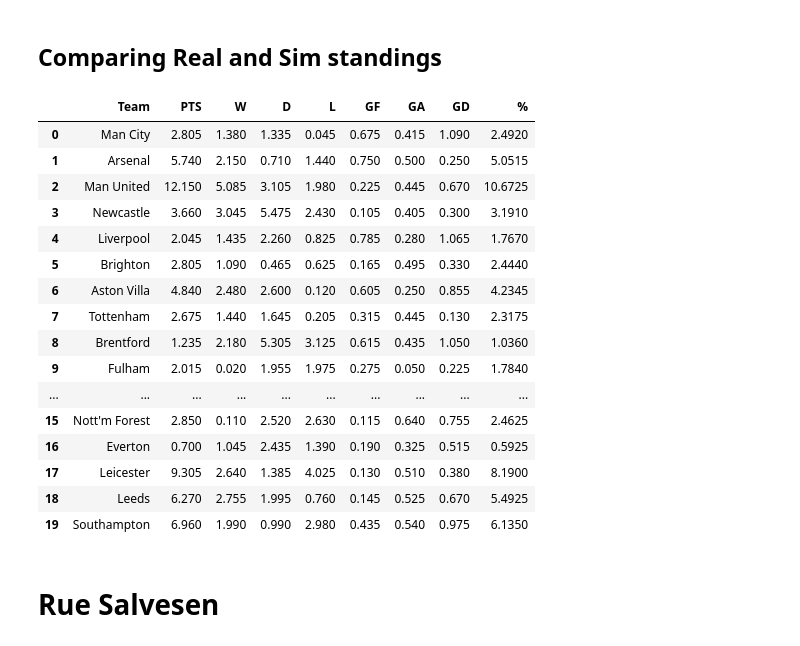
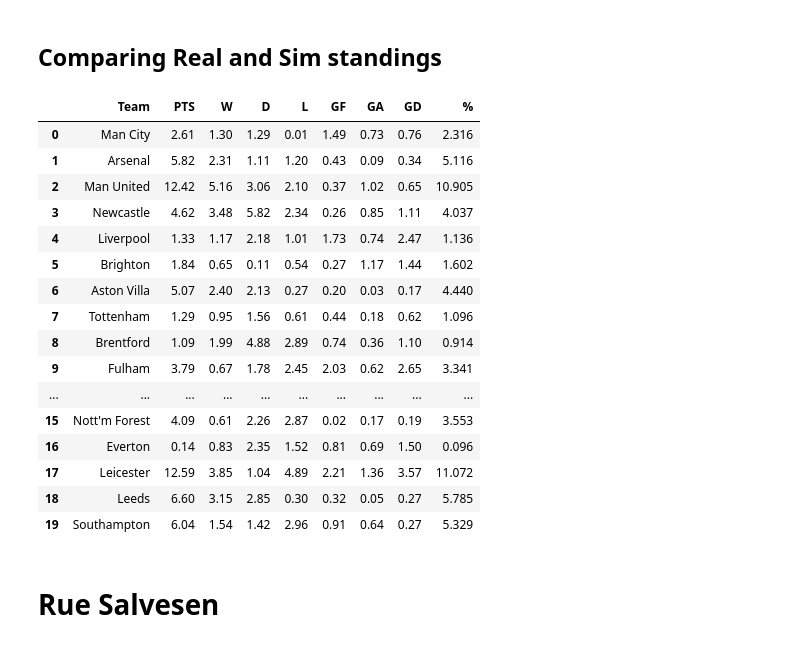
Before and after one commit to hmantovani/hmantovani, a Jupyter notebook: poisson/football/Dixon Coles.ipynb, the cells around one changed output. Drawn from its saved outputs; the diff is of its cells as text; code cells hidden in the pictures.

```diff
--- a/poisson/football/Dixon Coles.ipynb
+++ b/poisson/football/Dixon Coles.ipynb
@@ -320,43 +323,43 @@ real_standings
 ## Comparing Real and Sim standings
 # %%
 # Merge real_standings and sim_standings on 'Team' to compare attributes
-comparison = pd.merge(real_standings, average_standings, on='Team', suffixes=('_real', '_sim'))
+comparison = pd.merge(real_standings, average_standings_dc, on='Team', suffixes=('_real', '_sim'))
 
 # Calculate absolute differences for each attribute
 attributes = ['PTS', 'W', 'D', 'L', 'GF', 'GA', 'GD', '%']
 for attr in attributes:
     comparison[f'{attr}_diff'] = abs(comparison[f'{attr}_sim'] - comparison[f'{attr}_real'])
 
 # Reorder columns for better readability (if needed)
 comparison = comparison[['Team'] + [f'{attr}_real' for attr in attributes] + [f'{attr}_sim' for attr in attributes] + [f'{attr}_diff' for attr in attributes]]
 
 diff_columns = [col for col in comparison.columns if col.endswith('_diff')]
 diff_columns.append('Team')
 comparison = comparison[diff_columns]
 columns_order = ['Team'] + [col for col in comparison.columns if col != 'Team']
 comparison = comparison[columns_order]
 comparison.columns = comparison.columns.str.replace('_diff', '')
 
 comparison_dc = comparison
 comparison_dc
 # %% [output]
 |  | Team | PTS | W | D | L | GF | GA | GD | % |
-| 0 | Man City | 2.805 | 1.380 | 1.335 | 0.045 | 0.675 | 0.415 | 1.090 | 2.4920 |
-| 1 | Arsenal | 5.740 | 2.150 | 0.710 | 1.440 | 0.750 | 0.500 | 0.250 | 5.0515 |
-| 2 | Man United | 12.150 | 5.085 | 3.105 | 1.980 | 0.225 | 0.445 | 0.670 | 10.6725 |
-| 3 | Newcastle | 3.660 | 3.045 | 5.475 | 2.430 | 0.105 | 0.405 | 0.300 | 3.1910 |
-| 4 | Liverpool | 2.045 | 1.435 | 2.260 | 0.825 | 0.785 | 0.280 | 1.065 | 1.7670 |
-| 5 | Brighton | 2.805 | 1.090 | 0.465 | 0.625 | 0.165 | 0.495 | 0.330 | 2.4440 |
-| 6 | Aston Villa | 4.840 | 2.480 | 2.600 | 0.120 | 0.605 | 0.250 | 0.855 | 4.2345 |
-| 7 | Tottenham | 2.675 | 1.440 | 1.645 | 0.205 | 0.315 | 0.445 | 0.130 | 2.3175 |
-| 8 | Brentford | 1.235 | 2.180 | 5.305 | 3.125 | 0.615 | 0.435 | 1.050 | 1.0360 |
-| 9 | Fulham | 2.015 | 0.020 | 1.955 | 1.975 | 0.275 | 0.050 | 0.225 | 1.7840 |
+| 0 | Man City | 2.61 | 1.30 | 1.29 | 0.01 | 1.49 | 0.73 | 0.76 | 2.316 |
+| 1 | Arsenal | 5.82 | 2.31 | 1.11 | 1.20 | 0.43 | 0.09 | 0.34 | 5.116 |
+| 2 | Man United | 12.42 | 5.16 | 3.06 | 2.10 | 0.37 | 1.02 | 0.65 | 10.905 |
+| 3 | Newcastle | 4.62 | 3.48 | 5.82 | 2.34 | 0.26 | 0.85 | 1.11 | 4.037 |
+| 4 | Liverpool | 1.33 | 1.17 | 2.18 | 1.01 | 1.73 | 0.74 | 2.47 | 1.136 |
+| 5 | Brighton | 1.84 | 0.65 | 0.11 | 0.54 | 0.27 | 1.17 | 1.44 | 1.602 |
+| 6 | Aston Villa | 5.07 | 2.40 | 2.13 | 0.27 | 0.20 | 0.03 | 0.17 | 4.440 |
+| 7 | Tottenham | 1.29 | 0.95 | 1.56 | 0.61 | 0.44 | 0.18 | 0.62 | 1.096 |
+| 8 | Brentford | 1.09 | 1.99 | 4.88 | 2.89 | 0.74 | 0.36 | 1.10 | 0.914 |
+| 9 | Fulham | 3.79 | 0.67 | 1.78 | 2.45 | 2.03 | 0.62 | 2.65 | 3.341 |
 | ... | ... | ... | ... | ... | ... | ... | ... | ... | ... |
-| 15 | Nott'm Forest | 2.850 | 0.110 | 2.520 | 2.630 | 0.115 | 0.640 | 0.755 | 2.4625 |
-| 16 | Everton | 0.700 | 1.045 | 2.435 | 1.390 | 0.190 | 0.325 | 0.515 | 0.5925 |
-| 17 | Leicester | 9.305 | 2.640 | 1.385 | 4.025 | 0.130 | 0.510 | 0.380 | 8.1900 |
-| 18 | Leeds | 6.270 | 2.755 | 1.995 | 0.760 | 0.145 | 0.525 | 0.670 | 5.4925 |
-| 19 | Southampton | 6.960 | 1.990 | 0.990 | 2.980 | 0.435 | 0.540 | 0.975 | 6.1350 |
+| 15 | Nott'm Forest | 4.09 | 0.61 | 2.26 | 2.87 | 0.02 | 0.17 | 0.19 | 3.553 |
+| 16 | Everton | 0.14 | 0.83 | 2.35 | 1.52 | 0.81 | 0.69 | 1.50 | 0.096 |
+| 17 | Leicester | 12.59 | 3.85 | 1.04 | 4.89 | 2.21 | 1.36 | 3.57 | 11.072 |
+| 18 | Leeds | 6.60 | 3.15 | 2.85 | 0.30 | 0.32 | 0.05 | 0.27 | 5.785 |
+| 19 | Southampton | 6.04 | 1.54 | 1.42 | 2.96 | 0.91 | 0.64 | 0.27 | 5.329 |
 # %% [markdown]
 # Rue Salvesen
 # %%
```
Also changed, not shown: parts of 16 cells of this notebook, 21 other files.
